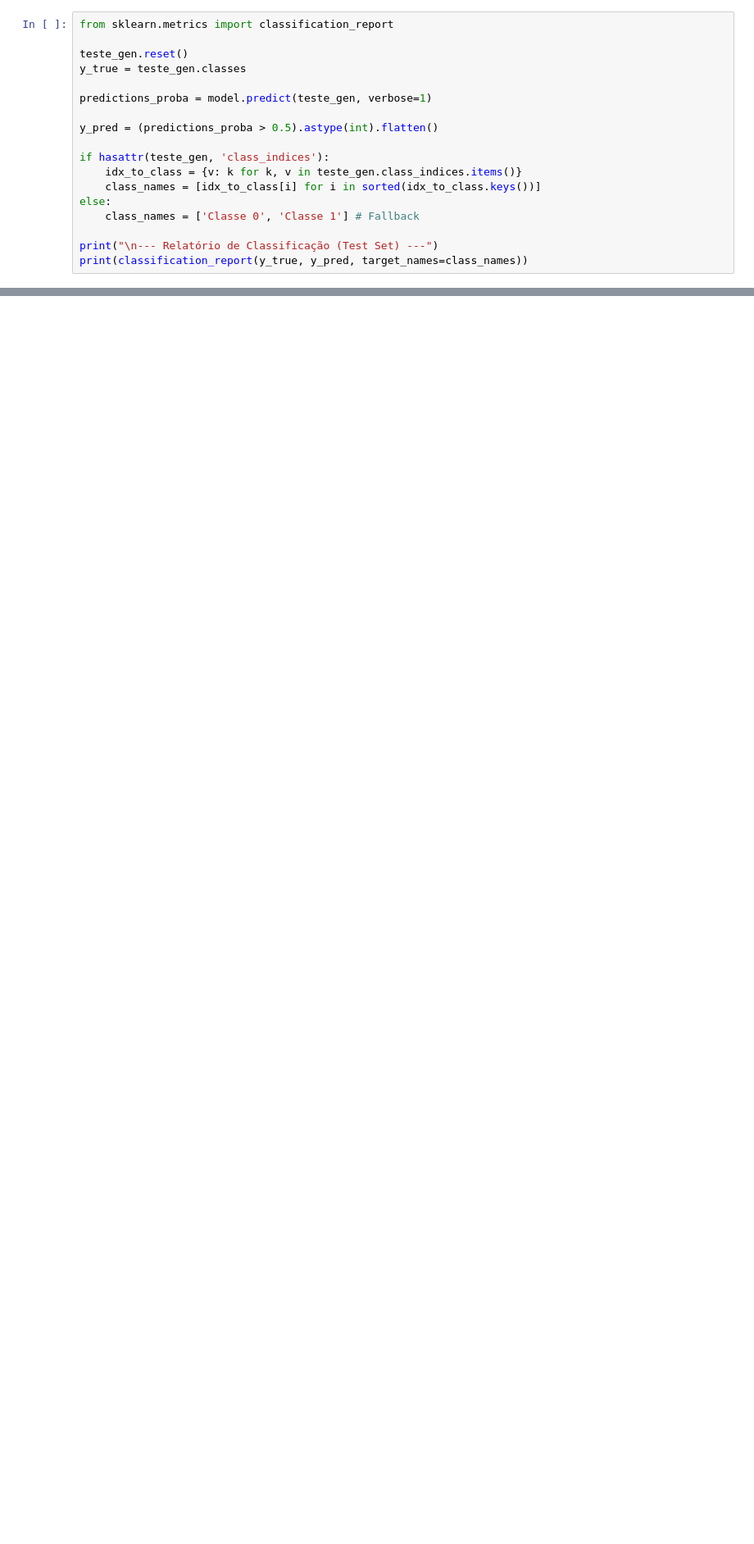
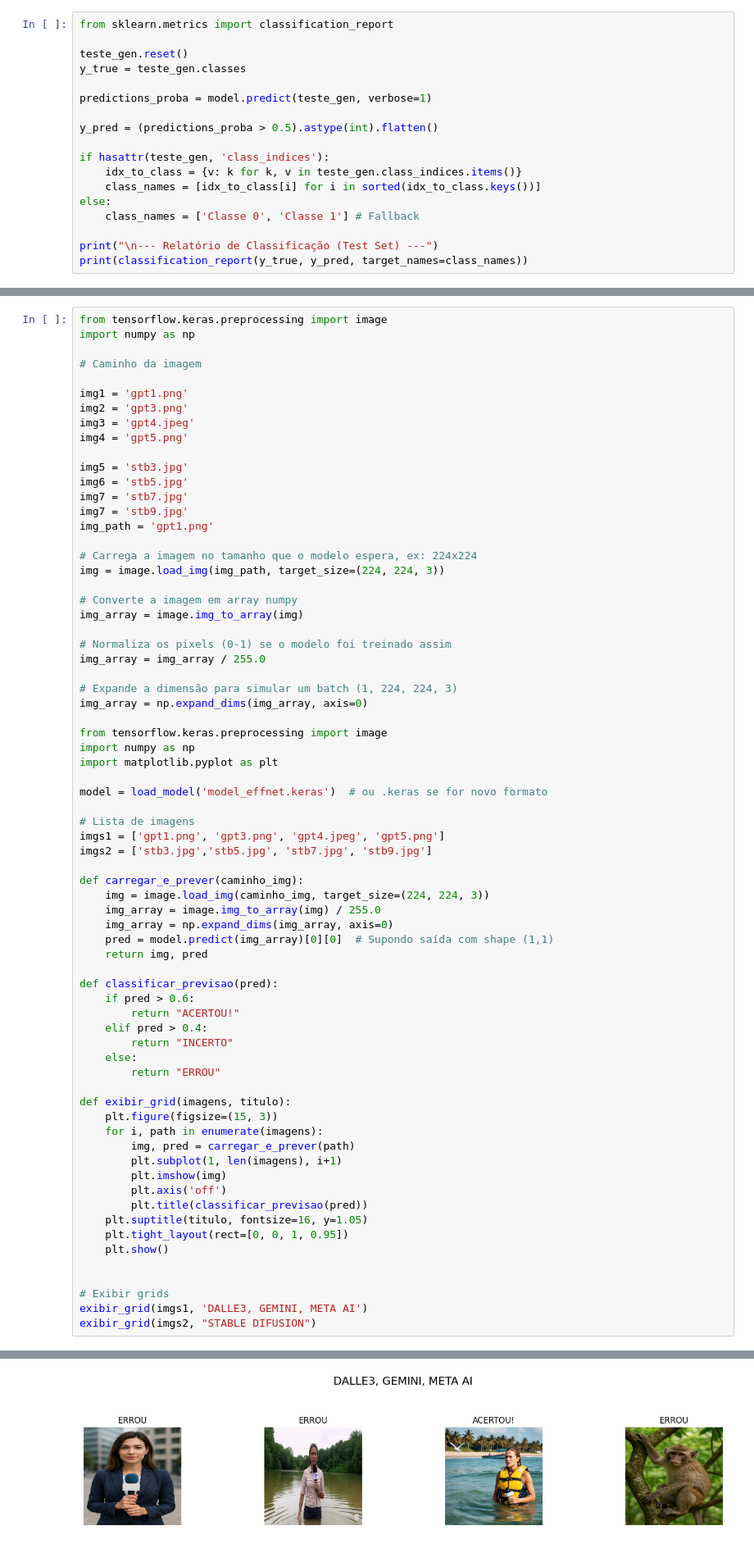
Before and after one commit to solovee/AI-vs-NOT-AI-images, a Jupyter notebook: IA_vs_HUMAN.ipynb, the cells around one changed output, grey strips where cells are left out. Shown at 82% size. Drawn from its saved outputs; the diff is of its cells as text; blank space fills up the shorter version.

Commit message:
arrumando para apresentaçao

```diff
--- a/IA_vs_HUMAN.ipynb
+++ b/IA_vs_HUMAN.ipynb
@@ -482,0 +390,71 @@ print(classification_report(y_true, y_pred, target_names=class_names))
+# %%
+from tensorflow.keras.preprocessing import image
+import numpy as np
+
+# Caminho da imagem
+
+img1 = 'gpt1.png'
+img2 = 'gpt3.png'
+img3 = 'gpt4.jpeg'
+img4 = 'gpt5.png'
+
+img5 = 'stb3.jpg'
+img6 = 'stb5.jpg'
+img7 = 'stb7.jpg'
+img7 = 'stb9.jpg'
+img_path = 'gpt1.png'
+
+# Carrega a imagem no tamanho que o modelo espera, ex: 224x224
+img = image.load_img(img_path, target_size=(224, 224, 3))
+
+# Converte a imagem em array numpy
+img_array = image.img_to_array(img)
+
+# Normaliza os pixels (0-1) se o modelo foi treinado assim
+img_array = img_array / 255.0
+
+# Expande a dimensão para simular um batch (1, 224, 224, 3)
+img_array = np.expand_dims(img_array, axis=0)
+
+from tensorflow.keras.preprocessing import image
+import numpy as np
+import matplotlib.pyplot as plt
+
+model = load_model('model_effnet.keras')  # ou .keras se for novo formato
+
+# Lista de imagens
+imgs1 = ['gpt1.png', 'gpt3.png', 'gpt4.jpeg', 'gpt5.png']
+imgs2 = ['stb3.jpg','stb5.jpg', 'stb7.jpg', 'stb9.jpg']
+
+def carregar_e_prever(caminho_img):
+    img = image.load_img(caminho_img, target_size=(224, 224, 3))
+    img_array = image.img_to_array(img) / 255.0
+    img_array = np.expand_dims(img_array, axis=0)
+    pred = model.predict(img_array)[0][0]  # Supondo saída com shape (1,1)
+    return img, pred
+
+def classificar_previsao(pred):
+    if pred > 0.6:
+        return "ACERTOU!"
+    elif pred > 0.4:
+        return "INCERTO"
+    else:
+        return "ERROU"
+
+def exibir_grid(imagens, titulo):
+    plt.figure(figsize=(15, 3))
+    for i, path in enumerate(imagens):
+        img, pred = carregar_e_prever(path)
+        plt.subplot(1, len(imagens), i+1)
+        plt.imshow(img)
+        plt.axis('off')
+        plt.title(classificar_previsao(pred))
+    plt.suptitle(titulo, fontsize=16, y=1.05)
+    plt.tight_layout(rect=[0, 0, 1, 0.95])
+    plt.show()
+
+
+# Exibir grids
+exibir_grid(imgs1, 'DALLE3, GEMINI, META AI')
+exibir_grid(imgs2, "STABLE DIFUSION")
+# %% [output]
@@ -482,0 +465 @@ print(classification_report(y_true, y_pred, target_names=class_names))
+[figure, added]
```
Also changed, not shown: parts of 16 cells of this notebook, 11 other files.
